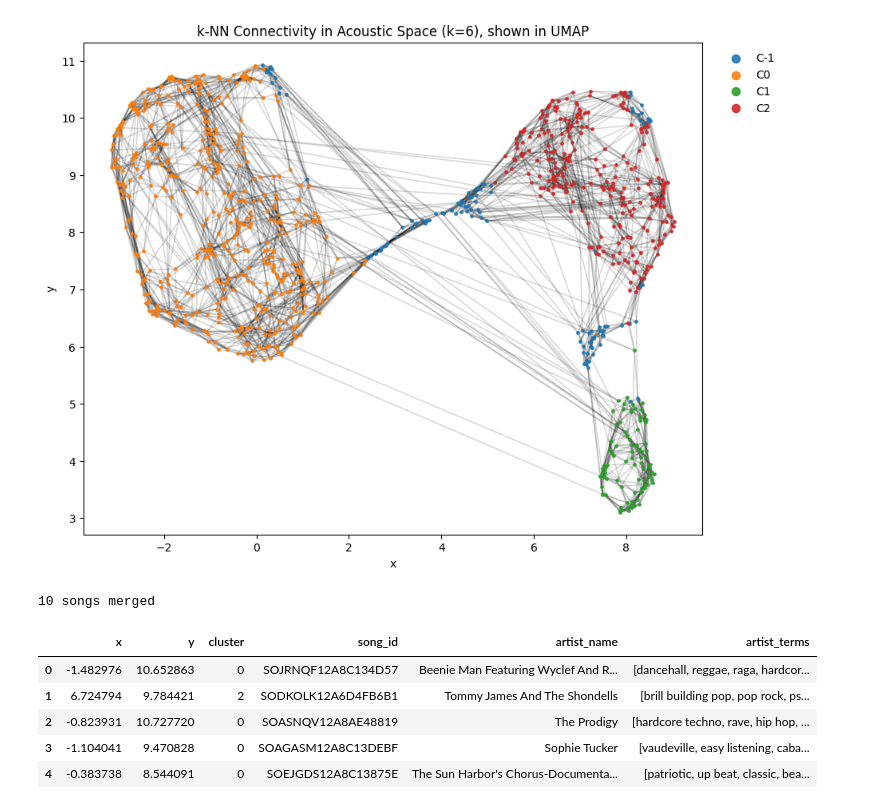
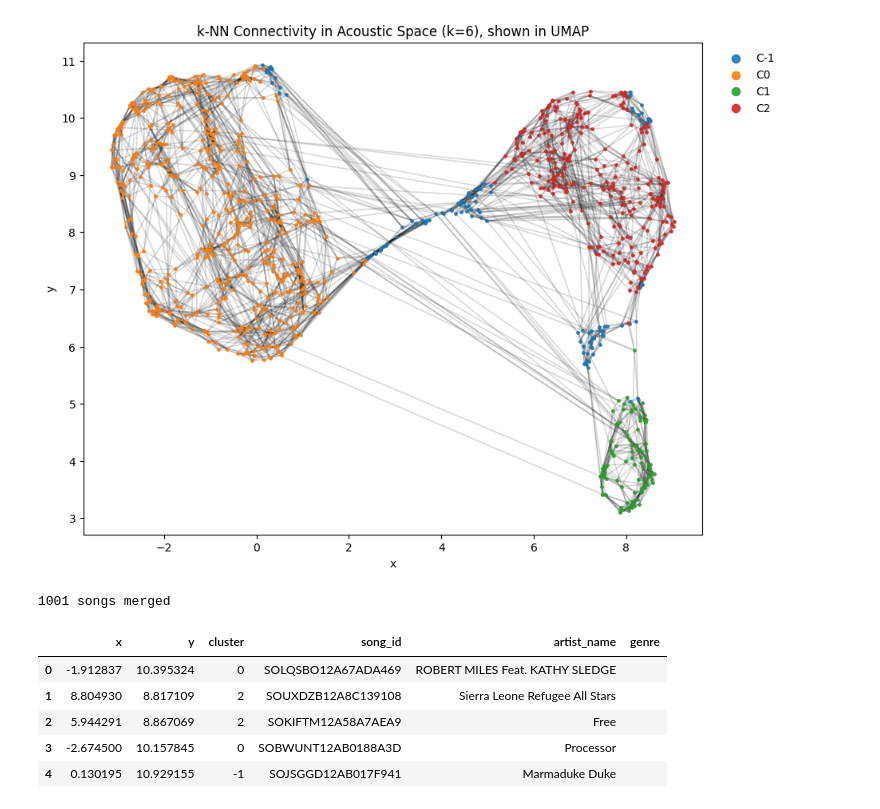
Before and after one commit to cyrustt/TDA_project, a Jupyter notebook: plot_persistence.ipynb, the cells around one changed output. Cells and saved outputs as stored; diff of their text form; code cells hidden in the pictures.

```diff
--- a/plot_persistence.ipynb
+++ b/plot_persistence.ipynb
@@ -302,21 +341,21 @@ Nodes: 1000 | Edges (drawn): 4519 | Components: 1 | Largest: 1000
 # %%
 import pandas as pd
 
 umap = pd.read_parquet(UMAP_FILE)
-meta = pd.read_parquet("./out/artist_terms.parquet")
+meta = pd.read_parquet("./out_/artist_terms_.parquet")
 
 # ✅ convert all song_id to str (remove b'...' encoding differences)
 umap["song_id"] = umap["song_id"].astype(str)
 meta["song_id"] = meta["song_id"].astype(str)
 
 merged = umap.merge(meta, on="song_id", how="inner")
 print(len(merged), "songs merged")
 merged.head()
 # %% [output]
-10 songs merged
+1001 songs merged
-|  | x | y | cluster | song_id | artist_name | artist_terms |
-| 0 | -1.482976 | 10.652863 | 0 | SOJRNQF12A8C134D57 | Beenie Man Featuring Wyclef And R... | [dancehall, reggae, raga, hardcor... |
-| 1 | 6.724794 | 9.784421 | 2 | SODKOLK12A6D4FB6B1 | Tommy James And The Shondells | [brill building pop, pop rock, ps... |
-| 2 | -0.823931 | 10.727720 | 0 | SOASNQV12A8AE48819 | The Prodigy | [hardcore techno, rave, hip hop, ... |
-| 3 | -1.104041 | 9.470828 | 0 | SOAGASM12A8C13DEBF | Sophie Tucker | [vaudeville, easy listening, caba... |
-| 4 | -0.383738 | 8.544091 | 0 | SOEJGDS12A8C13875E | The Sun Harbor's Chorus-Documenta... | [patriotic, up beat, classic, bea... |
+|  | x | y | cluster | song_id | artist_name | genre |
+| 0 | -1.912837 | 10.395324 | 0 | SOLQSBO12A67ADA469 | ROBERT MILES Feat. KATHY SLEDGE |  |
+| 1 | 8.804930 | 8.817109 | 2 | SOUXDZB12A8C139108 | Sierra Leone Refugee All Stars |  |
+| 2 | 5.944291 | 8.867069 | 2 | SOKIFTM12A58A7AEA9 | Free |  |
+| 3 | -2.674500 | 10.157845 | 0 | SOBWUNT12AB0188A3D | Processor |  |
+| 4 | 0.130195 | 10.929155 | -1 | SOJSGGD12AB017F941 | Marmaduke Duke |  |
```
Also changed, not shown: parts of 17 cells of this notebook, 3 other files.
